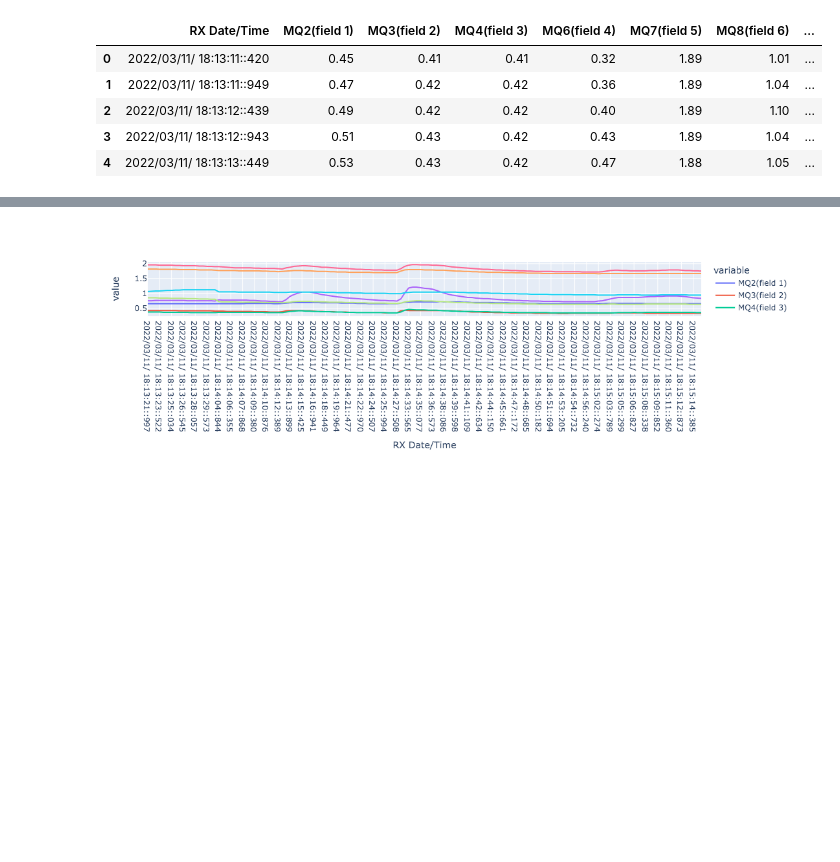
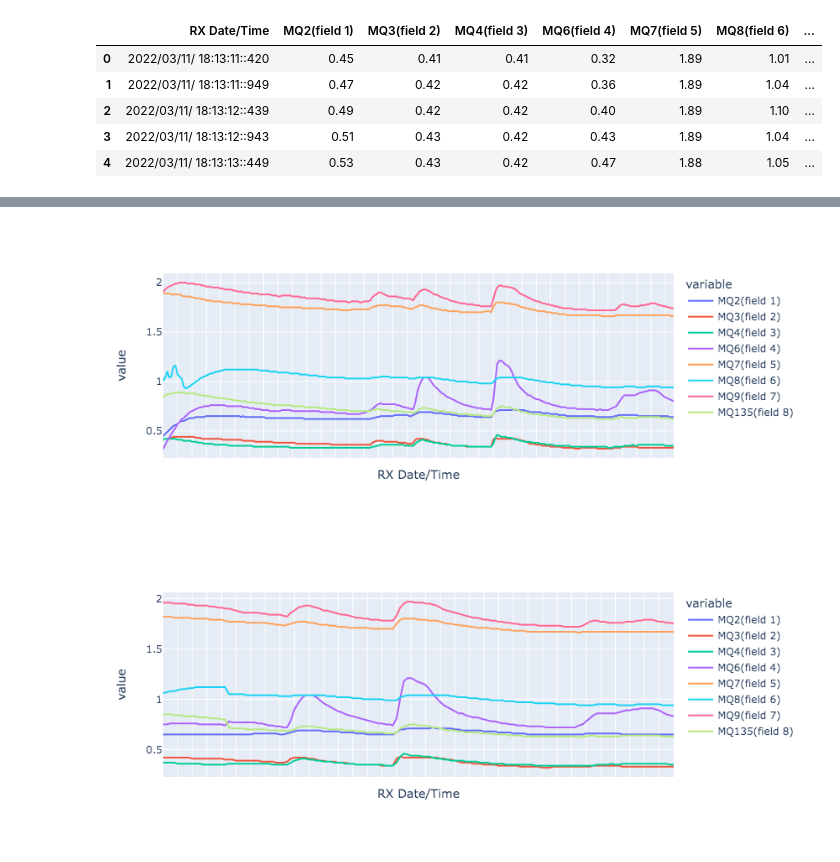
Before and after one commit to e-nose/arduinose, a Jupyter notebook: plotly_test.ipynb, the cells around one changed output, grey strips where cells are left out. Drawn from its saved outputs; the diff is of its cells as text; code cells hidden in the pictures; blank space fills up the shorter version.

Commit message:
function csv to chart

```diff
--- a/plotly_test.ipynb
+++ b/plotly_test.ipynb
@@ -84,6 +68,8 @@ vin_test = vin.copy()
 # %%
-vin_change = vin_test[vin_test['MQ2(field 1)'] > vin_test['MQ2(field 1)'].mean()]
-vin_change
+vin_test = vin.copy()
+vin_above_mean = vin_test[vin_test['MQ2(field 1)'] > vin_test['MQ2(field 1)'].mean()]
+display(vin_above_mean.head())
+print(len(vin_above_mean), 'datapoints are above mean regarding MQ2 (out of', len(vin_test), ')')
 # %% [output]
 |  | RX Date/Time | MQ2(field 1) | MQ3(field 2) | MQ4(field 3) | MQ6(field 4) | MQ7(field 5) | MQ8(field 6) | ... |
 | 21 | 2022/03/11/ 18:13:21::997 | 0.65 | 0.42 | 0.37 | 0.75 | 1.82 | 1.06 | ... |
@@ -106,5 +81,9 @@ vin_change
 # %%
-fig2 = px.line(vin_change, x="RX Date/Time", y=vin.columns)
+fig3 = px.line(vin_above_mean, x="RX Date/Time", y=vin.columns)
+fig3.update_xaxes(showticklabels=False)
+
 fig2.show()
+fig3.show()
 # %% [output]
-[figure, old version]
+[figure, new version]
+[figure, added]
```
Also changed, not shown: parts of 10 cells of this notebook, 2 other files.
